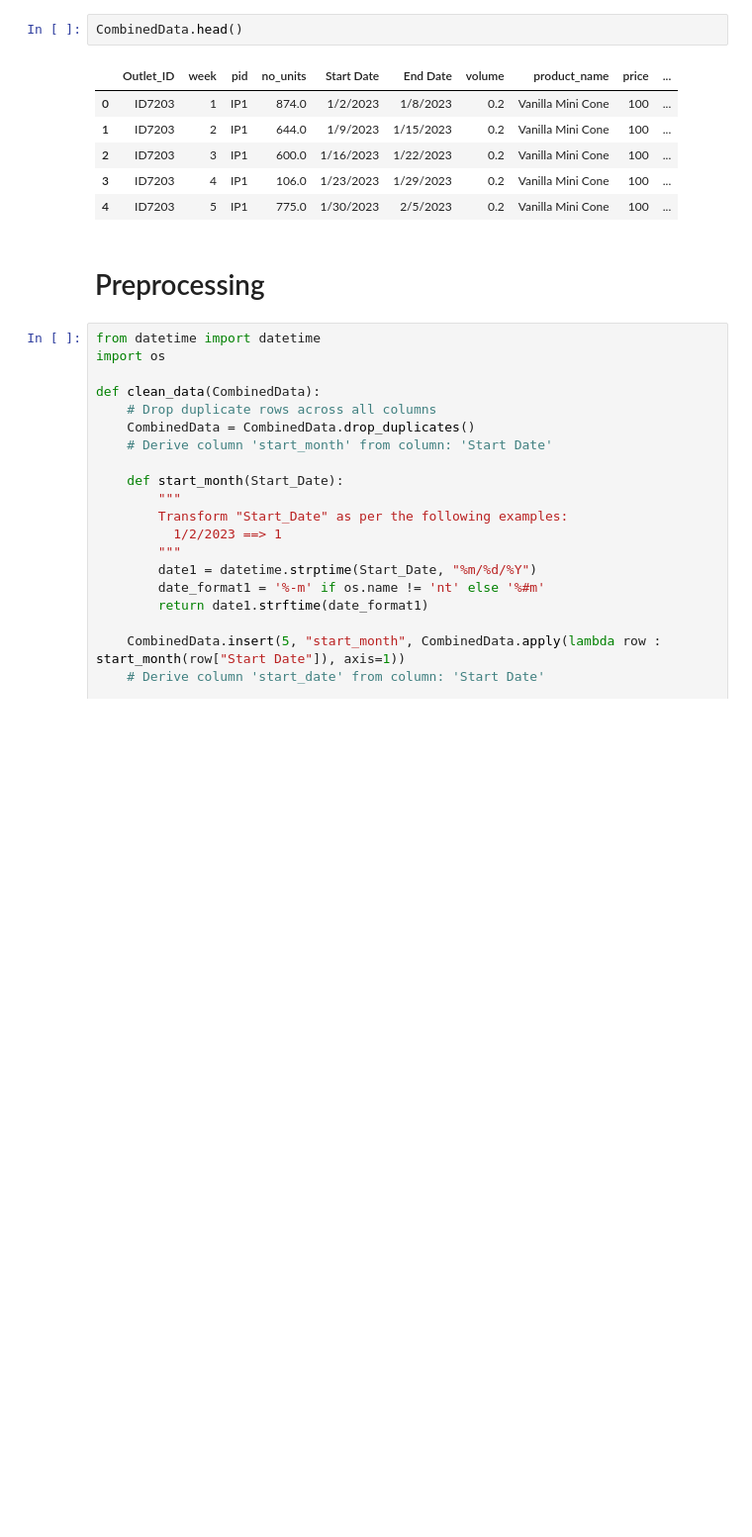
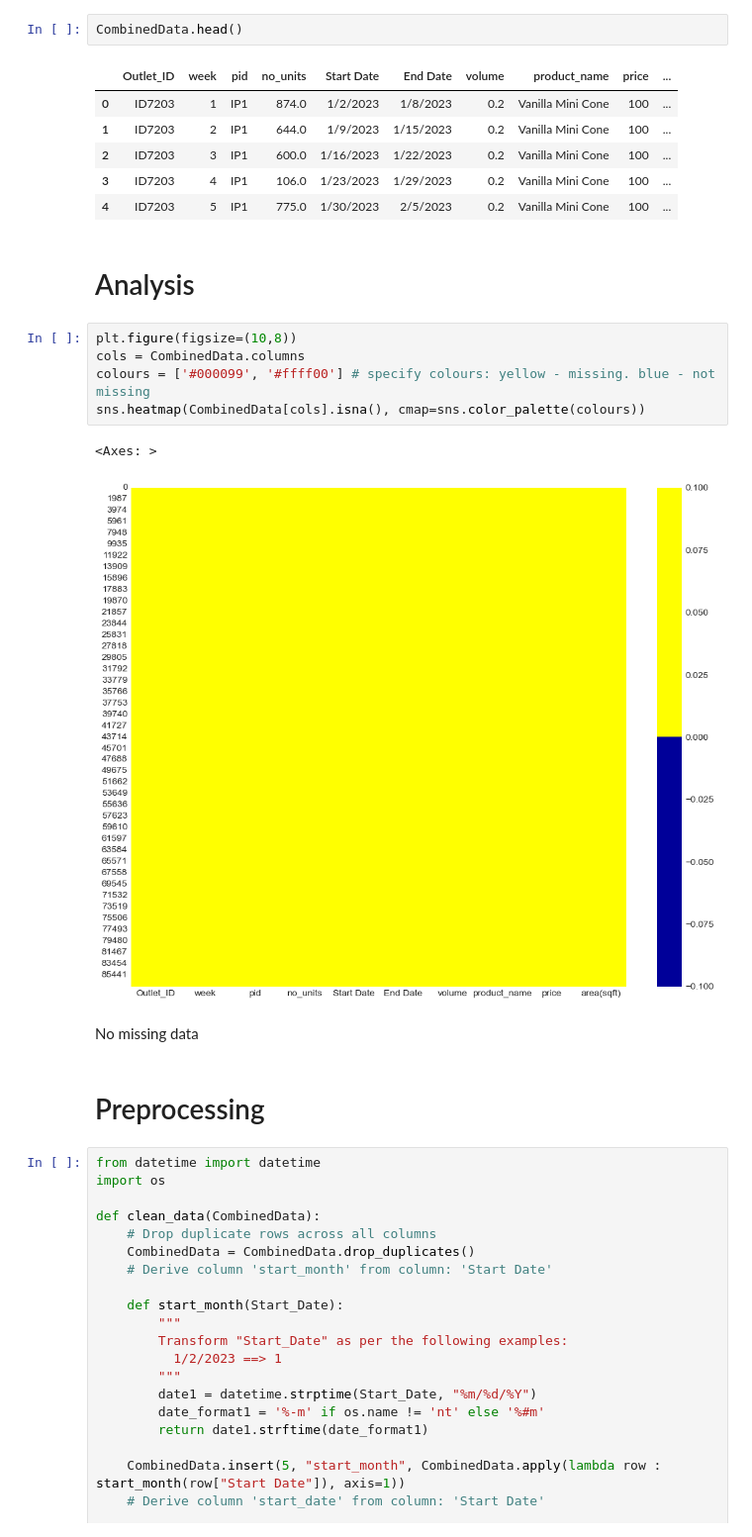
Before and after one commit to AnoshanJ/Datastorm4.0, a Jupyter notebook: Round 2/0-DataExploration.ipynb, the cells around one changed output. Shown at 99% size. Drawn from its saved outputs; the diff is of its cells as text; blank space fills up the shorter version.

```diff
--- a/Round 2/0-DataExploration.ipynb
+++ b/Round 2/0-DataExploration.ipynb
@@ -47,6 +47,18 @@ CombinedData.head()
 | 2 | ID7203 | 3 | IP1 | 600.0 | 1/16/2023 | 1/22/2023 | 0.2 | Vanilla Mini Cone | 100 | ... |
 | 3 | ID7203 | 4 | IP1 | 106.0 | 1/23/2023 | 1/29/2023 | 0.2 | Vanilla Mini Cone | 100 | ... |
 | 4 | ID7203 | 5 | IP1 | 775.0 | 1/30/2023 | 2/5/2023 | 0.2 | Vanilla Mini Cone | 100 | ... |
+# %% [markdown]
+# Analysis
+# %%
+plt.figure(figsize=(10,8))
+cols = CombinedData.columns
+colours = ['#000099', '#ffff00'] # specify colours: yellow - missing. blue - not missing
+sns.heatmap(CombinedData[cols].isna(), cmap=sns.color_palette(colours))
+# %% [output]
+<Axes: >
+[figure, added]
+# %% [markdown]
+No missing data
 # %% [markdown]
 # Preprocessing
 # %%
```
Also changed, not shown: parts of 14 cells of this notebook.
